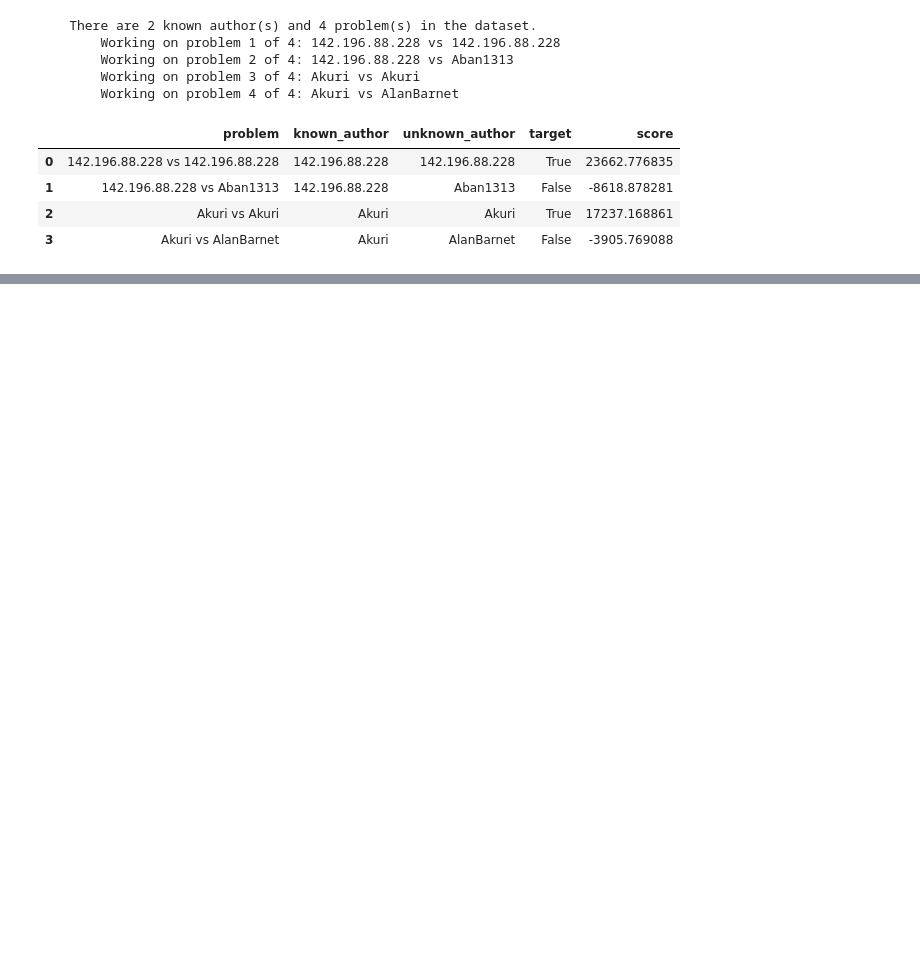
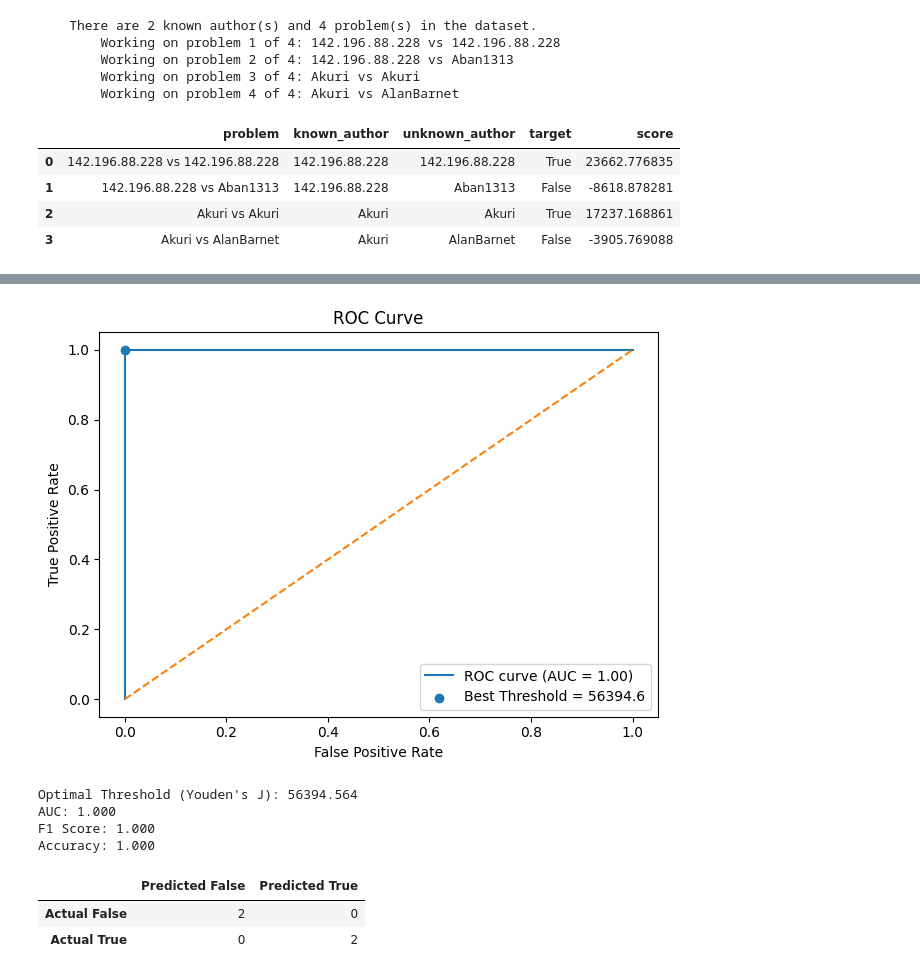
Before and after one commit to BenJCross1995/av_distributions, a Jupyter notebook: notebooks/Test Paraphrase LambdaG.ipynb, the cells around one changed output, grey strips where cells are left out. Drawn from its saved outputs; the diff is of its cells as text; code cells hidden in the pictures; blank space fills up the shorter version.

```diff
--- a/notebooks/Test Paraphrase LambdaG.ipynb
+++ b/notebooks/Test Paraphrase LambdaG.ipynb
@@ -430,0 +192,50 @@ get_top_n_closest(known_embedded_filtered, known_filtered_embedded.iloc[0,17], t
+# %%
+from sklearn.metrics import roc_curve, auc, f1_score, confusion_matrix, accuracy_score
+import pandas as pd
+
+# Compute ROC curve and AUC
+fpr, tpr, thresholds = roc_curve(grouped_data['target'], grouped_data['score'])
+roc_auc = auc(fpr, tpr)
+
+# Determine best threshold (Youden's J statistic)
+youden_j = tpr - fpr
+best_idx = youden_j.argmax()
+best_threshold = thresholds[best_idx]
+
+# Compute metrics at best threshold
+preds = grouped_data['score'] >= best_threshold
+f1 = f1_score(grouped_data['target'], preds)
+accuracy = accuracy_score(grouped_data['target'], preds)
+cm = confusion_matrix(grouped_data['target'], preds)
+cm_df = pd.DataFrame(cm, index=['Actual False', 'Actual True'], columns=['Predicted False', 'Predicted True'])
+
+# Plot ROC curve
+plt.figure()
+plt.plot(fpr, tpr, label=f'ROC curve (AUC = {roc_auc:.2f})')
+plt.scatter(fpr[best_idx], tpr[best_idx], marker='o', label=f'Best Threshold = {best_threshold:.1f}')
+plt.plot([0, 1], [0, 1], linestyle='--')  # Diagonal
+plt.title('ROC Curve')
+plt.xlabel('False Positive Rate')
+plt.ylabel('True Positive Rate')
+plt.legend()
+plt.tight_layout()
+plt.show()
+# %% [output]
+[figure, added]
+# %%
+# Display metrics and confusion matrix
+print(f"Optimal Threshold (Youden's J): {best_threshold:.3f}")
+print(f"AUC: {roc_auc:.3f}")
+print(f"F1 Score: {f1:.3f}")
+print(f"Accuracy: {accuracy:.3f}")
+# %% [output]
+Optimal Threshold (Youden's J): 56394.564
+AUC: 1.000
+F1 Score: 1.000
+Accuracy: 1.000
+# %%
+cm_df
+# %% [output]
+|  | Predicted False | Predicted True |
+| Actual False | 2 | 0 |
+| Actual True | 0 | 2 |
```
Also changed, not shown: parts of 40 cells of this notebook, 2 other files.
